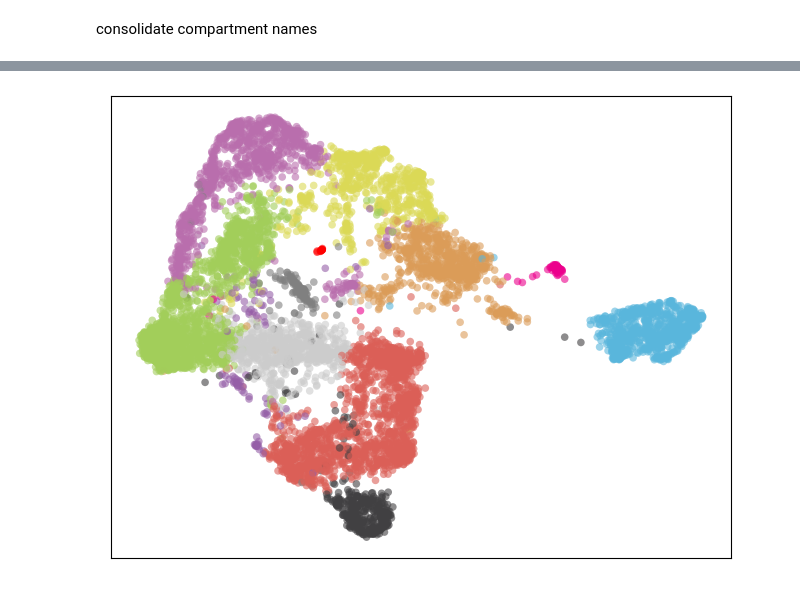
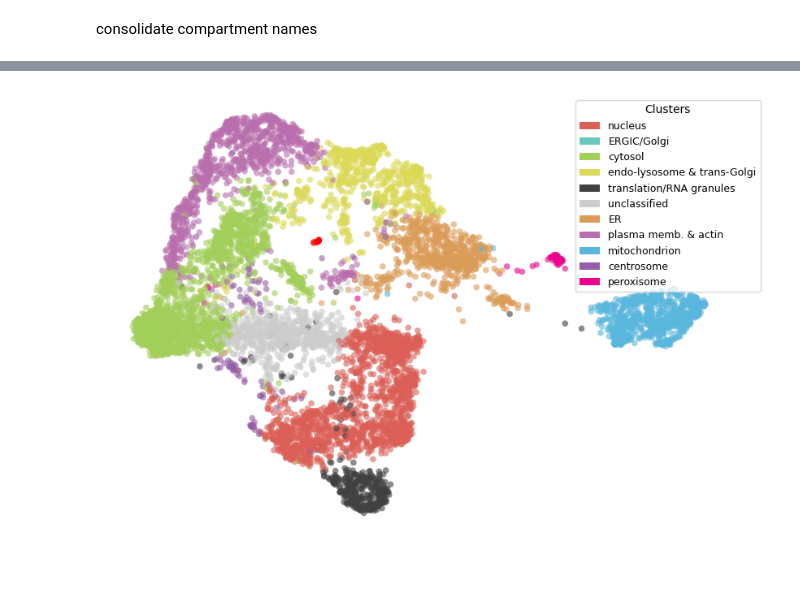
Before and after one commit to czbiohub-sf/Organelle_IP_analyses_and_figures, a Jupyter notebook: notebooks/Fig5/panel_C/Fig5_C_umap_with_leiden_labels.ipynb, the cells around one changed output, grey strips where cells are left out. Drawn from its saved outputs; the diff is of its cells as text; code cells hidden in the pictures.

```diff
--- a/notebooks/Fig5/panel_C/Fig5_C_umap_with_leiden_labels.ipynb
+++ b/notebooks/Fig5/panel_C/Fig5_C_umap_with_leiden_labels.ipynb
@@ -407,7 +388,7 @@ if flip_umap_coords:
 # %%
 # Plot uninfected side of the aligned UMAP
 plt.rcParams["pdf.fonttype"] = 42
-fig, ax = plt.subplots(figsize=(8, 6))
+fig, ax = plt.subplots(figsize=(10, 7))
 ax.scatter(
     u_df["JointUMAP_uninf_1"], u_df["JointUMAP_uninf_2"],
     c=[colorDict[cat] for cat in u_df[f"cluster_annot_uninf"]],
@@ -420,12 +401,17 @@ legend_elements = [
     for cat in u_df[f"cluster_annot_uninf"].unique()
 ]
 # Add legend to the plot
-ax.legend(handles=legend_elements, title="Clusters", bbox_to_anchor=(1.05, 1), loc='upper right')
+ax.legend(handles=legend_elements, title="Clusters", bbox_to_anchor=(1.05, 1), loc='upper right',
+          prop={'size': 9})
 
 ax.xaxis.set_major_formatter(plt.NullFormatter())
 ax.yaxis.set_major_formatter(plt.NullFormatter())
 ax.xaxis.set_visible(False)
 ax.yaxis.set_visible(False)
+
+# Remove splines
+for spine in ax.spines.values():
+    spine.set_visible(False)
 plt.savefig(os.path.join("output", "uninf_umap_colored_by_GO_CC.pdf"), format="pdf")
 plt.show()
 # %% [output]
@@ -433,29 +419,34 @@ plt.show()
 # %%
 # Plot infected side of the aligned UMAP
 plt.rcParams["pdf.fonttype"] = 42
-fig, ax = plt.subplots(figsize=(8, 6))
+fig, ax = plt.subplots(figsize=(10, 7))
 ax.scatter(
     u_df["JointUMAP_inf_1"], u_df["JointUMAP_inf_2"],
     c=[colorDict[cat] for cat in u_df[f"cluster_annot_inf"]],
     s=120, alpha=0.6, label="uninfected", marker=".", linewidths=0, edgecolor=None,
 )
 
 # Create legend elements from colorDict
 legend_elements = [
     mpatches.Patch(facecolor=colorDict[cat], label=cat)
     for cat in u_df[f"cluster_annot_uninf"].unique()
 ]
 # Add legend to the plot
-ax.legend(handles=legend_elements, title="Clusters", bbox_to_anchor=(1.05, 1), loc='upper right')
+ax.legend(handles=legend_elements, title="Clusters", bbox_to_anchor=(1.05, 1), loc='upper right',
+          prop={'size': 9})
 
 ax.xaxis.set_major_formatter(plt.NullFormatter())
 ax.yaxis.set_major_formatter(plt.NullFormatter())
 ax.xaxis.set_visible(False)
 ax.yaxis.set_visible(False)
+
+# Remove splines
+for spine in ax.spines.values():
+    spine.set_visible(False)
 plt.savefig(os.path.join("output", "inf_umap_colored_by_GO_CC.pdf"), format="pdf")
 plt.show()
 # %% [output]
-[figure, old version]
+[figure, new version]
 # %%
 # save the results for panels D and E
 u_df.to_csv(output_folder / f"{fig5_timestamp}_umap_table.csv")
```
Also changed, not shown: parts of 4 cells of this notebook, 4 other files.
